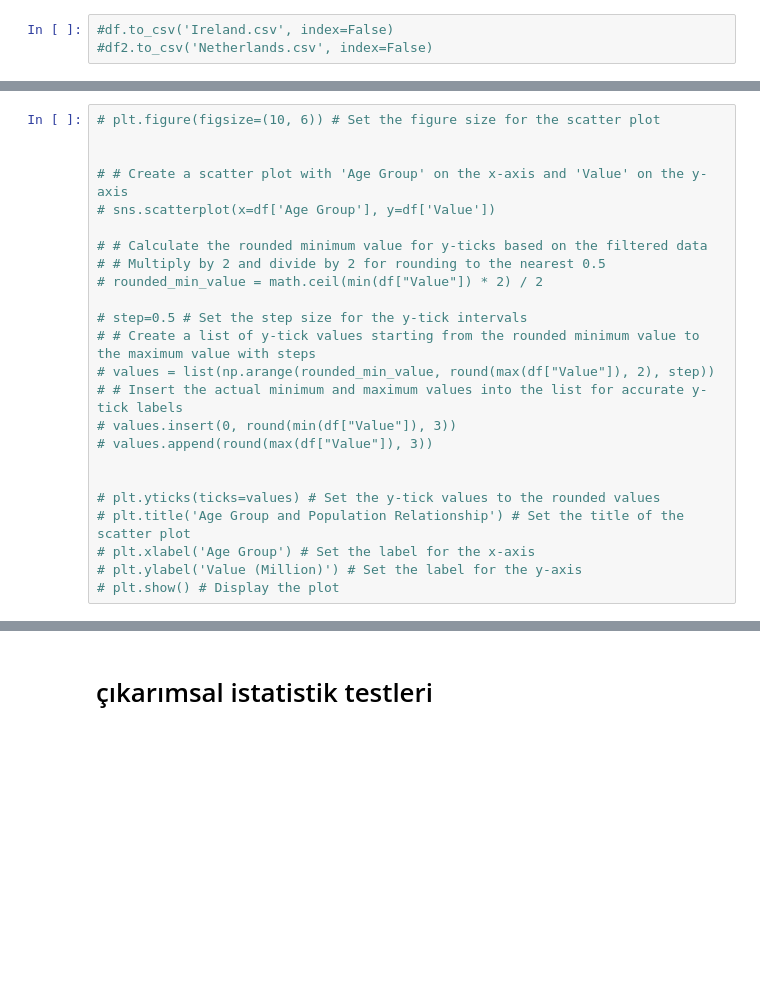
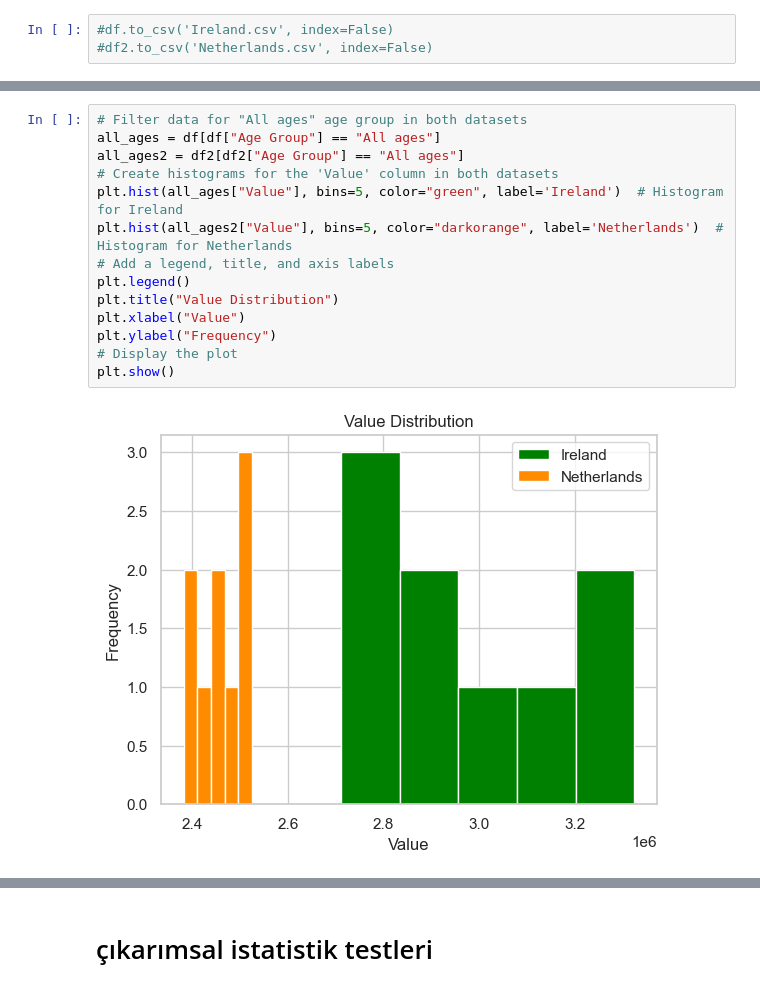
Before and after one commit to TunahanINCE/Current-Driving-Licences, a Jupyter notebook: Current_Driving_Licences.ipynb, the cells around one changed output, grey strips where cells are left out. Saved outputs shown, nothing was run; the diff lists cells and outputs as text; blank space fills up the shorter version.

```diff
--- a/Current_Driving_Licences.ipynb
+++ b/Current_Driving_Licences.ipynb
@@ -716,24 +487,16 @@ plot_pie_chart(df_totals['Year'].iloc[0])
-# %%
-# plt.figure(figsize=(10, 6)) # Set the figure size for the scatter plot
-
-
-# # Create a scatter plot with 'Age Group' on the x-axis and 'Value' on the y-axis
-# sns.scatterplot(x=df['Age Group'], y=df['Value'])
-
-# # Calculate the rounded minimum value for y-ticks based on the filtered data
-# # Multiply by 2 and divide by 2 for rounding to the nearest 0.5
-# rounded_min_value = math.ceil(min(df["Value"]) * 2) / 2
-
-# step=0.5 # Set the step size for the y-tick intervals
-# # Create a list of y-tick values starting from the rounded minimum value to the maximum value with steps
-# values = list(np.arange(rounded_min_value, round(max(df["Value"]), 2), step))
-# # Insert the actual minimum and maximum values into the list for accurate y-tick labels
-# values.insert(0, round(min(df["Value"]), 3))
-# values.append(round(max(df["Value"]), 3))
-
-
-# plt.yticks(ticks=values) # Set the y-tick values to the rounded values
-# plt.title('Age Group and Population Relationship') # Set the title of the scatter plot
-# plt.xlabel('Age Group') # Set the label for the x-axis
-# plt.ylabel('Value (Million)') # Set the label for the y-axis
-# plt.show() # Display the plot
+# %%
+# Filter data for "All ages" age group in both datasets
+all_ages = df[df["Age Group"] == "All ages"]
+all_ages2 = df2[df2["Age Group"] == "All ages"]
+# Create histograms for the 'Value' column in both datasets
+plt.hist(all_ages["Value"], bins=5, color="green", label='Ireland')  # Histogram for Ireland
+plt.hist(all_ages2["Value"], bins=5, color="darkorange", label='Netherlands')  # Histogram for Netherlands
+# Add a legend, title, and axis labels
+plt.legend()
+plt.title("Value Distribution")
+plt.xlabel("Value")
+plt.ylabel("Frequency")
+# Display the plot
+plt.show()
+# %% [output]
+[figure, added]
```
Also changed, not shown: parts of 134 cells of this notebook.
